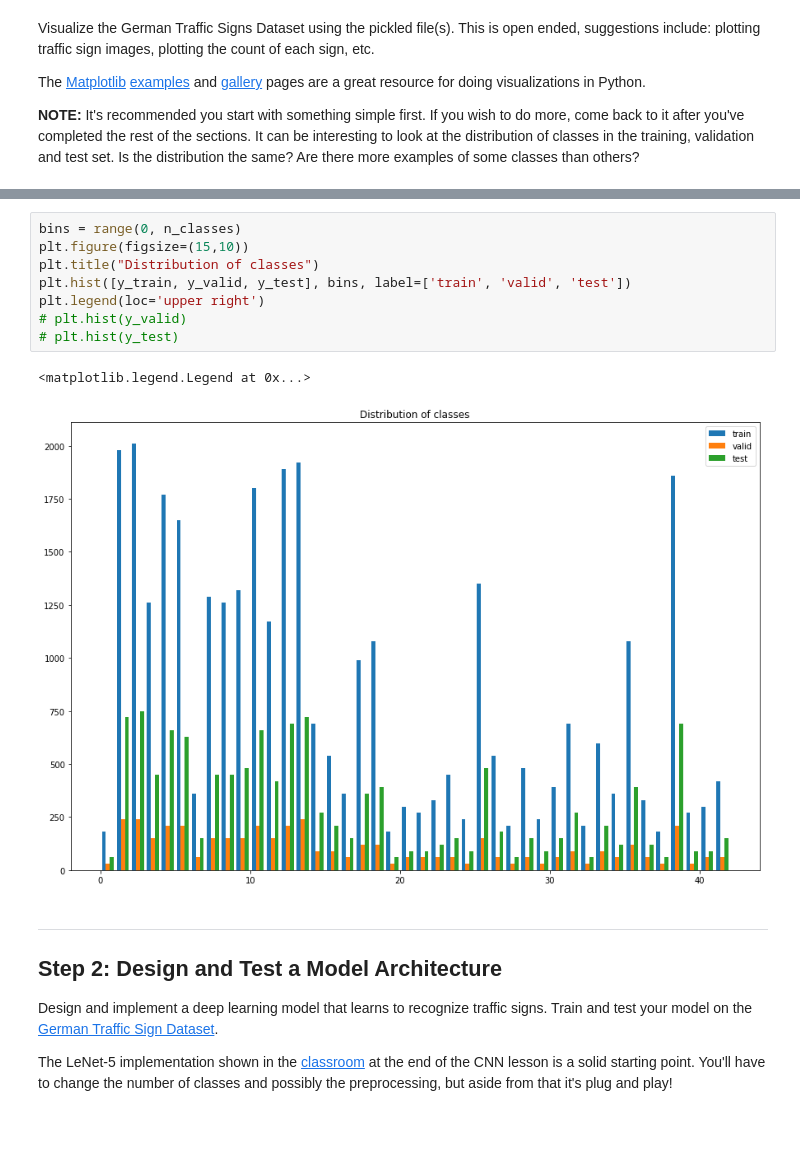
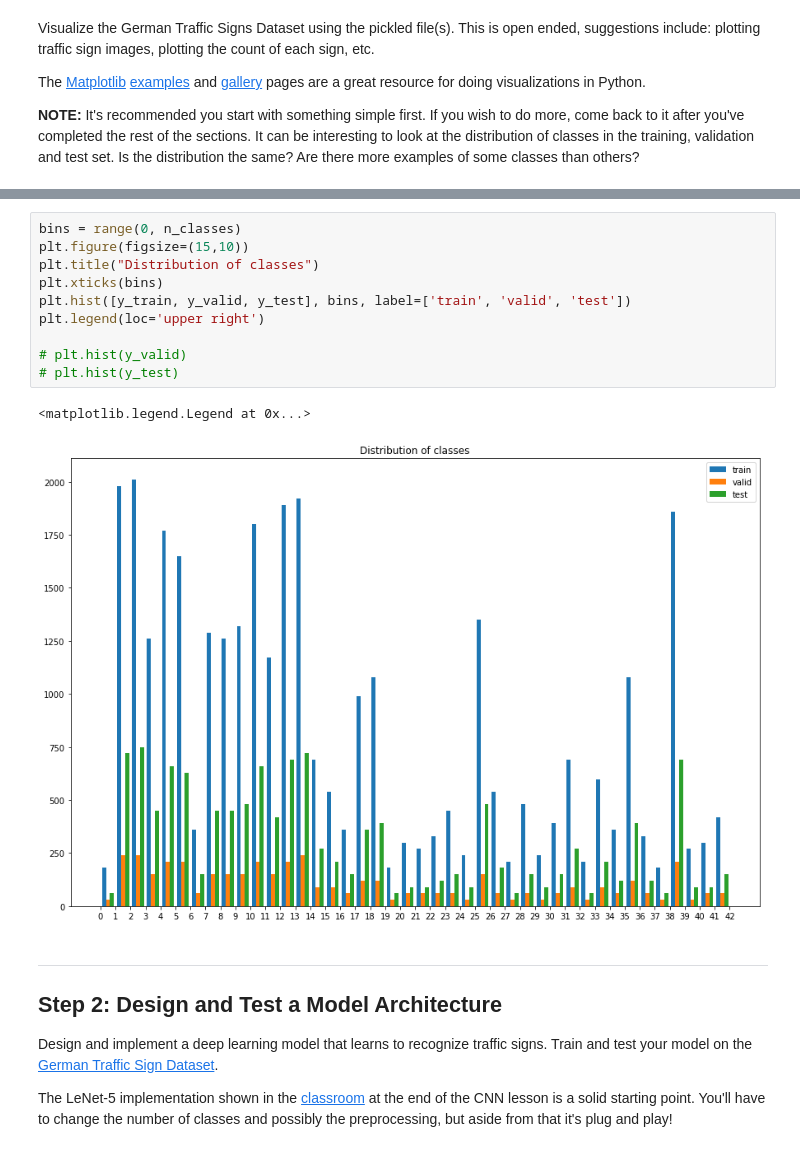
Before and after one commit to var7/CarND-Traffic-Sign-Classifier-Project, a Jupyter notebook: Traffic_Sign_Classifier.ipynb, the cells around one changed output, grey strips where cells are left out. Saved outputs shown, nothing was run; the diff lists cells and outputs as text.

```diff
--- a/Traffic_Sign_Classifier.ipynb
+++ b/Traffic_Sign_Classifier.ipynb
@@ -123,14 +188,16 @@ print(y_train[index])
 # %%
 bins = range(0, n_classes)
 plt.figure(figsize=(15,10))
 plt.title("Distribution of classes")
+plt.xticks(bins)
 plt.hist([y_train, y_valid, y_test], bins, label=['train', 'valid', 'test'])
 plt.legend(loc='upper right')
+
 # plt.hist(y_valid)
 # plt.hist(y_test)
 # %% [output]
 <matplotlib.legend.Legend at 0x...>
-[figure, old version]
+[figure, new version]
 # %% [markdown]
 ----
 
```
Also changed, not shown: parts of 12 cells of this notebook, 8 other files.
